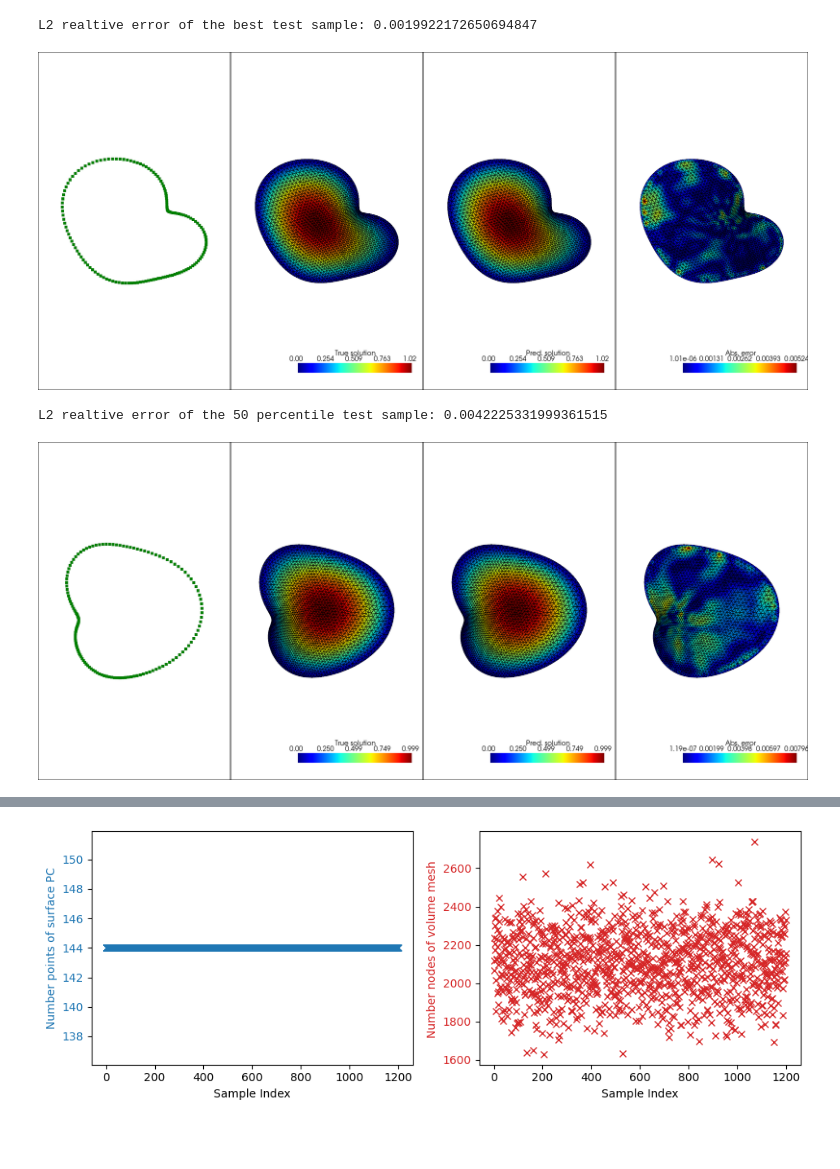
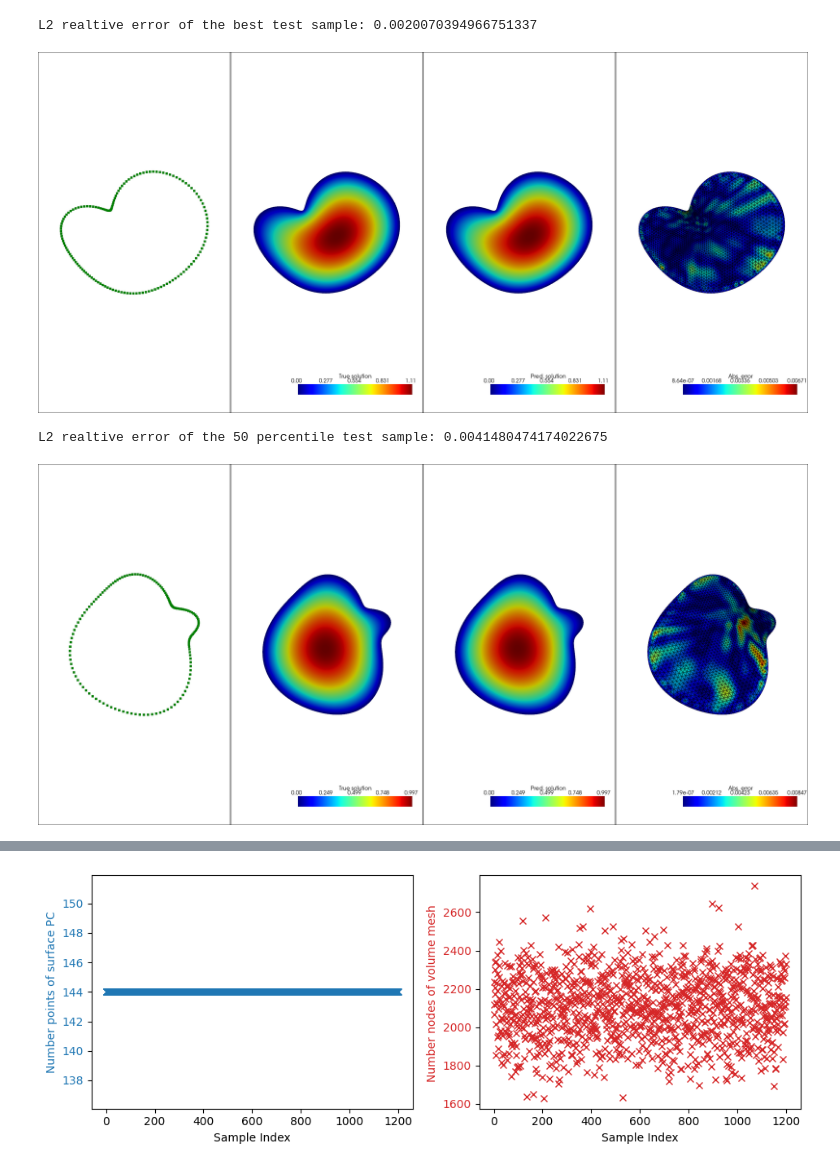
Before and after one commit to QibangLiu/GINOT, a Jupyter notebook: postp_poisson.ipynb, the cells around one changed output, grey strips where cells are left out. Saved outputs shown, nothing was run; the diff lists cells and outputs as text; code cells hidden in the pictures; blank space fills up the shorter version.

```diff
--- a/postp_poisson.ipynb
+++ b/postp_poisson.ipynb
@@ -11,12 +11,16 @@ import pyvista as pv
 import json
 from IPython.display import HTML, display_html
 device = "cuda" if torch.cuda.is_available() else "cpu"
-# %%
-# pv.set_jupyter_backend('html')
-pv.set_jupyter_backend('static')
-# pv.set_jupyter_backend('client')
-# pv.global_theme.trame.jupyter_extension_enabled = True
-# pv.global_theme.trame.server_proxy_enabled = True
+# %%
+# TODO: change backend to "html" for higher resolution and interactive plots
+pv_bc="static" # "static", "html", "client"
+pv.set_jupyter_backend(pv_bc)
+# pv.global_theme.trame.jupyter_extension_enabled = True
+# pv.global_theme.trame.server_proxy_enabled = True
+if pv_bc == "static":
+  window_size = (1280*2, 600*2)
+else:
+  window_size = (1350, 400)
 # %%
 # TODO: change struct to True for structured mesh results
 struct = False  # load configs for unstructured mesh
@@ -117,7 +121,7 @@ def plot_results(pc, u_true, u_pred, cells, verts,
     # plotter.camera.up = (1, 0, 0)
     plotter.subplot(0, 3)
     plotter.add_mesh(mesh_e, scalars=error_label,
-                     show_edges=show_edges, opacity=opacity,
+                     show_edges=True, opacity=opacity,
                      cmap=cmap)  # clim=[0, np.max(sigma_true)]
     plotter.view_xy()
     # plotter.camera.up = (1, 0, 0)
@@ -168,19 +172,19 @@ Text(0, 0.5, 'Frequency')
 # %%
 # plot the best sample
 index = sort_idx[0]
 print(
     f"L2 realtive error of the best test sample: {error_s[index]}")
 cells_test = cells_all[sample_ids_test[index]]
 verts_test = verts_all_test[index]
 surface_pc_test = pc_all_test[index]
 pc_no_padded = surface_pc_test.numpy()
 True_s_test = s_true_test[index]
 Pred_s_test = s_pred_test[index]
 plot_results(pc_no_padded, True_s_test, Pred_s_test, cells_test,
-             verts_test, cmap="jet", notebook=True, html_file=None, window_size=(2048, 900))
+             verts_test, cmap="jet", notebook=True, html_file=None,show_edges=False, window_size=window_size)
 # %% [output]
-L2 realtive error of the best test sample: 0.0019922172650694847
+L2 realtive error of the best test sample: 0.0020070394966751337
-[figure, old version]
+[figure, new version]
 # %%
 # plot the median sample
 index = sort_idx[int(len(sort_idx)*0.5)-2]
@@ -193,9 +197,9 @@ pc_no_padded = surface_pc_test.numpy()
 True_s_test = s_true_test[index]
 Pred_s_test = s_pred_test[index]
 plot_results(pc_no_padded, True_s_test, Pred_s_test, cells_test,
-             verts_test, cmap="jet", notebook=True, html_file=None, window_size=(2048, 900))
+             verts_test, cmap="jet", notebook=True, html_file=None,show_edges=False, window_size=window_size)
 # %% [output]
-L2 realtive error of the 50 percentile test sample: 0.0042225331999361515
+L2 realtive error of the 50 percentile test sample: 0.0041480474174022675
-[figure, old version]
+[figure, new version]
 # %%
 # plot the worst sample
```
Also changed, not shown: parts of 6 cells of this notebook, 16 other files.
